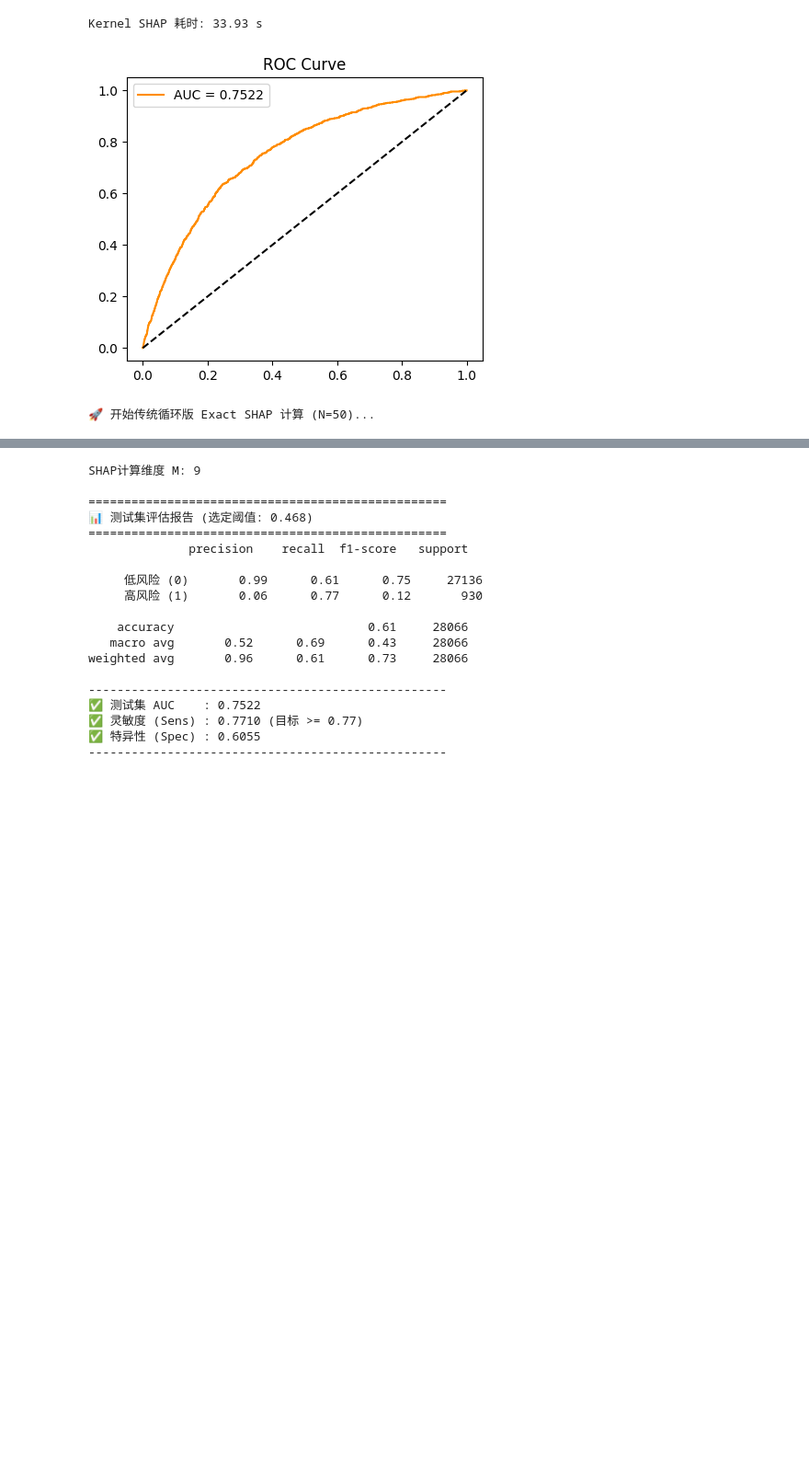
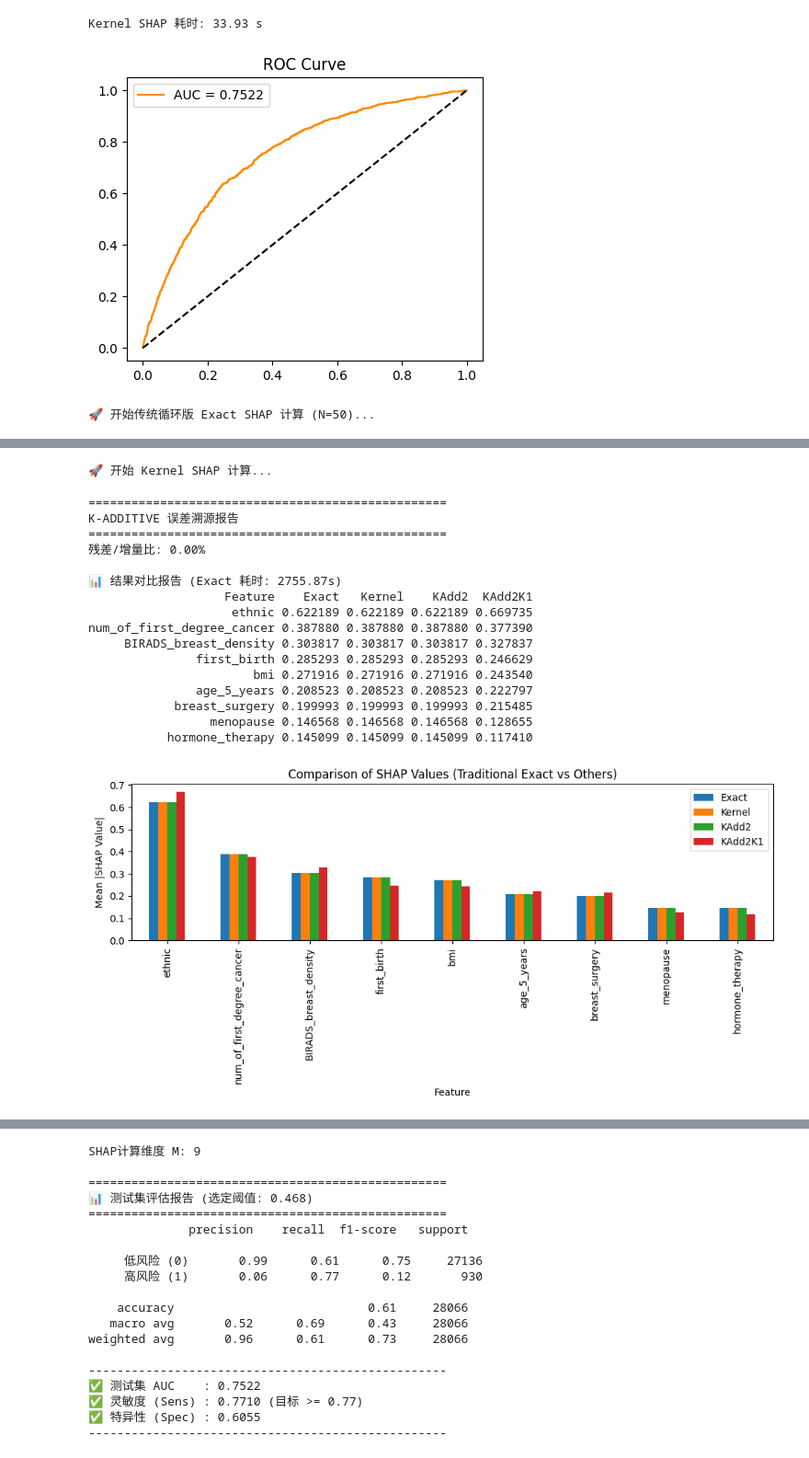
Before and after one commit to HMS-Cleveland/Questionary_logist, a Jupyter notebook: 非线性逻辑回归_附带2个患癌.ipynb, the cells around one changed output, grey strips where cells are left out. Shown at 92% size. Saved outputs shown, nothing was run; the diff lists cells and outputs as text; code cells hidden in the pictures; blank space fills up the shorter version.

```diff
--- a/非线性逻辑回归_附带2个患癌.ipynb
+++ b/非线性逻辑回归_附带2个患癌.ipynb
@@ -734,10 +734,19 @@ exact_duration = time.time() - start_time
 # 4. Kernel SHAP 计算 (保留原始部分)
 # ==================================================================
 # Kernel 需要原始 DataFrame 输入，使用原 pred 函数
-def pred_kernel(X_df): return model_pipeline.decision_function(X_df)
-explainer_k = shap.KernelExplainer(pred_kernel, COMMON_BG)
+def pred_kernel_fixed(X):
+    """兼容 numpy array 和 DataFrame 的预测函数"""
+    if isinstance(X, np.ndarray):
+        X = pd.DataFrame(X, columns=feature_names)
+    return model_pipeline.decision_function(X)
+
+# 将背景数据和样本都转为 numpy array
+BG_KERNEL = COMMON_BG.values
+X_SHAP_KERNEL = X_SHAP_SAMPLES.values
+
 print("🚀 开始 Kernel SHAP 计算...")
-kernel_vals = explainer_k.shap_values(X_SHAP_SAMPLES, nsamples=1000)
+explainer_k = shap.KernelExplainer(pred_kernel_fixed, BG_KERNEL)
+kernel_vals = explainer_k.shap_values(X_SHAP_KERNEL, nsamples=32)
 
 # ==================================================================
 # 5. k-add (K2/K1) 手写计算与误差溯源
@@ -811,0 +821,18 @@ KeyboardInterrupt:
+🚀 开始 Kernel SHAP 计算...
+==================================================
+K-ADDITIVE 误差溯源报告
+==================================================
+残差/增量比: 0.00%
+
+📊 结果对比报告 (Exact 耗时: 2755.87s)
+                   Feature    Exact   Kernel    KAdd2  KAdd2K1
+                    ethnic 0.622189 0.622189 0.622189 0.669735
+num_of_first_degree_cancer 0.387880 0.387880 0.387880 0.377390
+     BIRADS_breast_density 0.303817 0.303817 0.303817 0.327837
+               first_birth 0.285293 0.285293 0.285293 0.246629
+                       bmi 0.271916 0.271916 0.271916 0.243540
+               age_5_years 0.208523 0.208523 0.208523 0.222797
+            breast_surgery 0.199993 0.199993 0.199993 0.215485
+                 menopause 0.146568 0.146568 0.146568 0.128655
+           hormone_therapy 0.145099 0.145099 0.145099 0.117410
+[figure, added]
```
Also changed, not shown: parts of 2 cells of this notebook.
